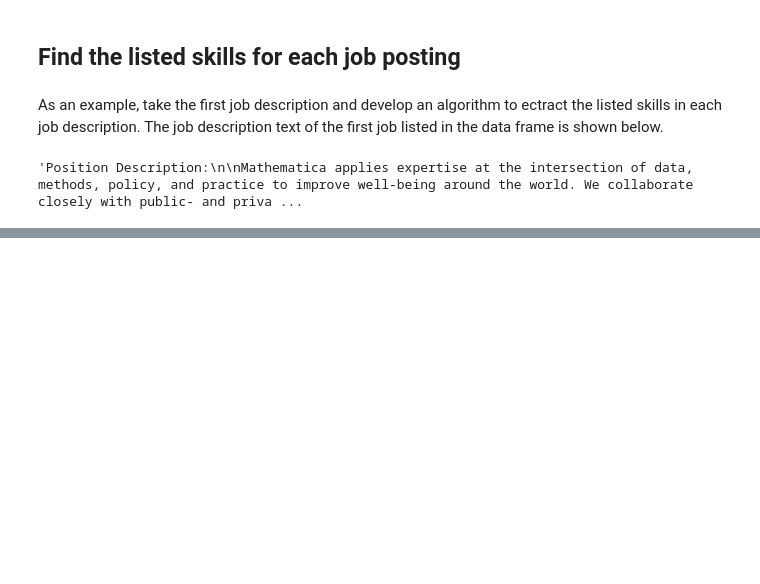
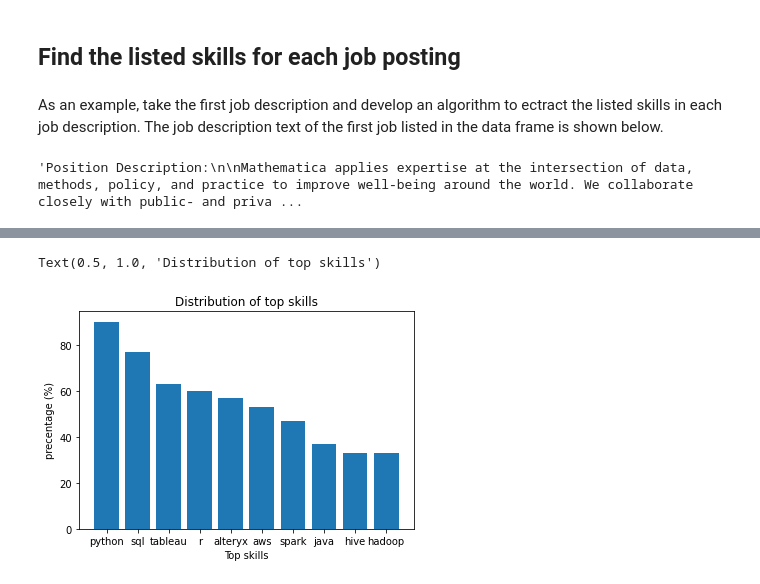
Before and after one commit to pereram/post-covid-19-job-posting-analysis, a Jupyter notebook: job_analysis_post_covid_19.ipynb, the cells around one changed output, grey strips where cells are left out. Cells and saved outputs as stored; diff of their text form; code cells hidden in the pictures; blank space fills up the shorter version.

```diff
--- a/job_analysis_post_covid_19.ipynb
+++ b/job_analysis_post_covid_19.ipynb
@@ -221,0 +380,7 @@ set(lst)
+# %%
+# Initialize limit
+N = 10
+
+# Using islice() + items()
+# Get first N items in dictionary
+top_skills= dict(itertools.islice(skills_prec_tot.items(), N))
@@ -221,0 +400,9 @@ set(lst)
+# %%
+plt.bar(range(len(top_skills)), list(top_skills.values()), align='center')
+plt.xticks(range(len(top_skills)), list(top_skills.keys()))
+plt.xlabel("Top skills")
+plt.ylabel("precentage (%)")
+plt.title('Distribution of top skills')
+# %% [output]
+Text(0.5, 1.0, 'Distribution of top skills')
+[figure, added]
```
Also changed, not shown: parts of 40 cells of this notebook.
